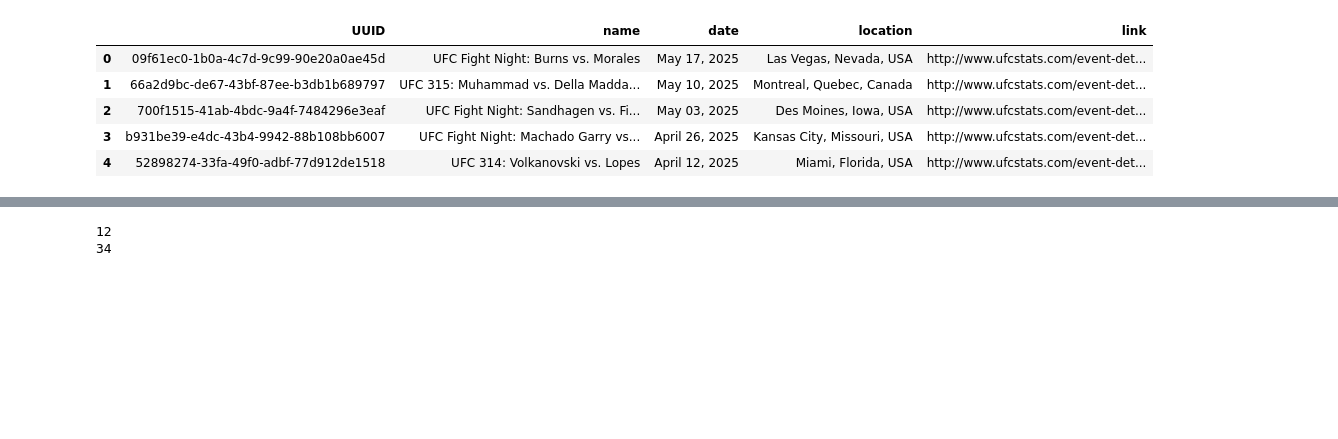
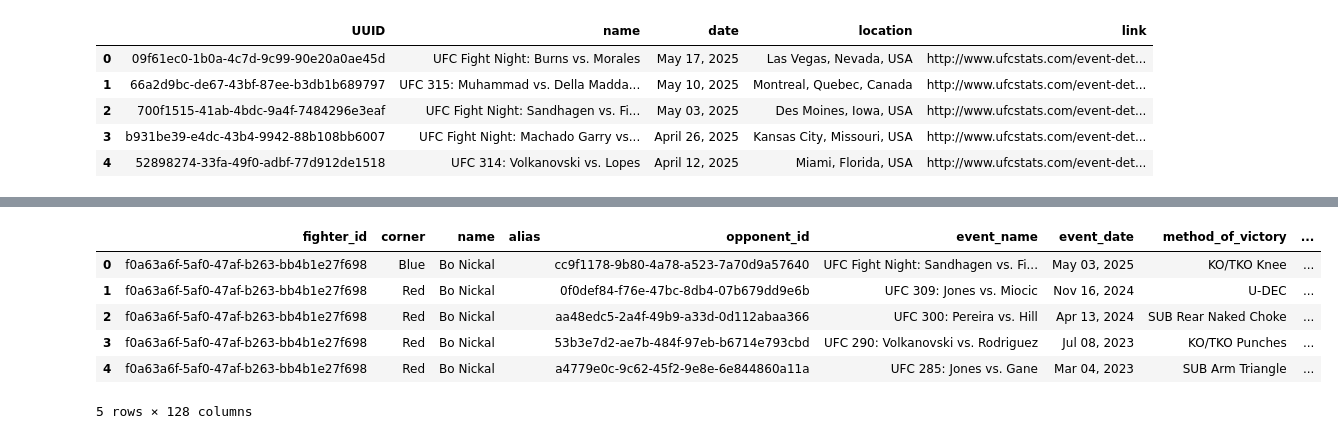
Before and after one commit to maxbraith/fullBackend, a Jupyter notebook: SeniorProjectMAIN/MaxGriffinProjectBackend/scripts/historicalInjection/uuidSides.ipynb, the cells around one changed output, grey strips where cells are left out. Drawn from its saved outputs; the diff is of its cells as text; code cells hidden in the pictures; blank space fills up the shorter version.

Commit message:
stat scrape

```diff
--- a/SeniorProjectMAIN/MaxGriffinProjectBackend/scripts/historicalInjection/uuidSides.ipynb
+++ b/SeniorProjectMAIN/MaxGriffinProjectBackend/scripts/historicalInjection/uuidSides.ipynb
@@ -25,3 +25,36 @@ df2.head()
 | 2 | 700f1515-41ab-4bdc-9a4f-7484296e3eaf | UFC Fight Night: Sandhagen vs. Fi... | May 03, 2025 | Des Moines, Iowa, USA | http://www.ufcstats.com/event-det... |
 | 3 | b931be39-e4dc-43b4-9942-88b108bb6007 | UFC Fight Night: Machado Garry vs... | April 26, 2025 | Kansas City, Missouri, USA | http://www.ufcstats.com/event-det... |
 | 4 | 52898274-33fa-49f0-adbf-77d912de1518 | UFC 314: Volkanovski vs. Lopes | April 12, 2025 | Miami, Florida, USA | http://www.ufcstats.com/event-det... |
+# %%
+columns = [
+    'fighter_id', 'corner', 'name', 'alias', 'opponent_id', 'event_name', 'event_date', 'method_of_victory', 'winner_id',
+    'height', 'weight', 'reach', 'stance', 'dOB', 'rounds_format', 'round_end', 'time_end', 'referee', 'r1_knockdowns',
+    'r1_sig_strikes_landed', 'r1_sig_strikes_attempted', 'r1_total_strikes_landed', 'r1_total_strikes_attempted',
+    'r1_takedowns_landed', 'r1_takedowns_attempted', 'r1_subs_attempted', 'r1_reversals', 'r1_control_time',
+    'r1_head_sig_strikes_landed', 'r1_head_sig_strikes_attempted', 'r1_body_sig_strikes_landed', 'r1_body_sig_strikes_attempted',
+    'r1_leg_sig_strikes_landed', 'r1_leg_sig_strikes_attempted', 'r1_distance_sig_strikes_landed', 'r1_distance_sig_strikes_attempted',
+    'r1_clinch_sig_strikes_landed', 'r1_clinch_sig_strikes_attempted', 'r1_ground_sig_strikes_landed', 'r1_ground_sig_strikes_attempted',
+    'r2_knockdowns', 'r2_sig_strikes_landed', 'r2_sig_strikes_attempted', 'r2_total_strikes_landed', 'r2_total_strikes_attempted',
+    'r2_takedowns_landed', 'r2_takedowns_attempted', 'r2_subs_attempted', 'r2_reversals', 'r2_control_time',
+    'r2_head_sig_strikes_landed', 'r2_head_sig_strikes_attempted', 'r2_body_sig_strikes_landed', 'r2_body_sig_strikes_attempted',
+    'r2_leg_sig_strikes_landed', 'r2_leg_sig_strikes_attempted', 'r2_distance_sig_strikes_landed', 'r2_distance_sig_strikes_attempted',
+    'r2_clinch_sig_strikes_landed', 'r2_clinch_sig_strikes_attempted', 'r2_ground_sig_strikes_landed', 'r2_ground_sig_strikes_attempted',
+    'r3_knockdowns', 'r3_sig_strikes_landed', 'r3_sig_strikes_attempted', 'r3_total_strikes_landed', 'r3_total_strikes_attempted',
+    'r3_takedowns_landed', 'r3_takedowns_attempted', 'r3_subs_attempted', 'r3_reversals', 'r3_control_time',
+    'r3_head_sig_strikes_landed', 'r3_head_sig_strikes_attempted', 'r3_body_sig_strikes_landed', 'r3_body_sig_strikes_attempted',
+    'r3_leg_sig_strikes_landed', 'r3_leg_sig_strikes_attempted', 'r3_distance_sig_strikes_landed', 'r3_distance_sig_strikes_attempted',
+    'r3_clinch_sig_strikes_landed', 'r3_clinch_sig_strikes_attempted', 'r3_ground_sig_strikes_landed', 'r3_ground_sig_strikes_attempted',
+    'r4_knockdowns', 'r4_sig_strikes_landed', 'r4_sig_strikes_attempted', 'r4_total_strikes_landed', 'r4_total_strikes_attempted',
+    'r4_takedowns_landed', 'r4_takedowns_attempted', 'r4_subs_attempted', 'r4_reversals', 'r4_control_time',
+    'r4_head_sig_strikes_landed', 'r4_head_sig_strikes_attempted', 'r4_body_sig_strikes_landed', 'r4_body_sig_strikes_attempted',
+    'r4_leg_sig_strikes_landed', 'r4_leg_sig_strikes_attempted', 'r4_distance_sig_strikes_landed', 'r4_distance_sig_strikes_attempted',
+    'r4_clinch_sig_strikes_landed', 'r4_clinch_sig_strikes_attempted', 'r4_ground_sig_strikes_landed', 'r4_ground_sig_strikes_attempted',
+    'r5_knockdowns', 'r5_sig_strikes_landed', 'r5_sig_strikes_attempted', 'r5_total_strikes_landed', 'r5_total_strikes_attempted',
+    'r5_takedowns_landed', 'r5_takedowns_attempted', 'r5_subs_attempted', 'r5_reversals', 'r5_control_time',
+    'r5_head_sig_strikes_landed', 'r5_head_sig_strikes_attempted', 'r5_body_sig_strikes_landed', 'r5_body_sig_strikes_attempted',
+    'r5_leg_sig_strikes_landed', 'r5_leg_sig_strikes_attempted', 'r5_distance_sig_strikes_landed', 'r5_distance_sig_strikes_attempted',
+    'r5_clinch_sig_strikes_landed', 'r5_clinch_sig_strikes_attempted', 'r5_ground_sig_strikes_landed', 'r5_ground_sig_strikes_attempted'
+]
+
+dfCheck = pd.DataFrame(columns=columns)
+dfCheck.head()
@@ -30,7 +66,7 @@ events_UUID = df2['name'].values
 opponent_keys = df.set_index(df.columns[0])[df.columns[1]].to_dict()
 links = df['link'].values
 # %%
-url = 'http://www.ufcstats.com/fighter-details/476fe566d2df676e'
+url = 'http://www.ufcstats.com/fighter-details/35673bf5204524ee'
 fighter_id = opponent_keys[url]
 site = requests.get(url)
 soup = BeautifulSoup(site.content, 'html.parser')
@@ -83,0 +120,4 @@ print(len(events))
+# %%
+while len(fight_links)*3 != len(events):
+    events.pop(0)
+print(len(events))
@@ -206,27 +660,0 @@ print(len(stat_list))
-# %%
-for rounds in rounds_breakdown:
-    if corner == "Red":
-        pullI = 0
-    else:
-        pullI = 1
-
-    if rounds == 'Round 1':
-        rd1_stats = stat_list[0:10]
-        for i in range(len(header_list)):
-            if header_list[i] == "KD":
-                r1_knockdowns = rd1_stats[i].split(' ', 1)[pullI].lstrip().rstrip()
-            elif header_list[i] == "Sig. str.":
-                sig_str = stat_list[i].split('  ')[pullI*5].split(' of ')
-                r1_sig_strikes_landed = sig_str[0]
-                r1_sig_strikes_attempted = sig_str[1]
-            #check if this is broken
-            elif header_list[i] == "Total str.":
-                total_str = stat_list[i].split('  ')[pullI*5].split(' of ')
-                r1_total_strikes_landed = total_str[0]
-                r1_total_strikes_attempted = total_str[1]
-                print(r1_total_strikes_landed)
-                print(r1_total_strikes_attempted)
-                break
-# %% [output]
-12
-34
@@ -377,0 +661,10 @@ r5_ground_sig_strikes_attempted = None
+# %%
+dfCheck.head()
+# %% [output]
+|  | fighter_id | corner | name | alias | opponent_id | event_name | event_date | method_of_victory | ... |
+| 0 | f0a63a6f-5af0-47af-b263-bb4b1e27f698 | Blue | Bo Nickal |  | cc9f1178-9b80-4a78-a523-7a70d9a57640 | UFC Fight Night: Sandhagen vs. Fi... | May 03, 2025 | KO/TKO Knee | ... |
+| 1 | f0a63a6f-5af0-47af-b263-bb4b1e27f698 | Red | Bo Nickal |  | 0f0def84-f76e-47bc-8db4-07b679dd9e6b | UFC 309: Jones vs. Miocic | Nov 16, 2024 | U-DEC | ... |
+| 2 | f0a63a6f-5af0-47af-b263-bb4b1e27f698 | Red | Bo Nickal |  | aa48edc5-2a4f-49b9-a33d-0d112abaa366 | UFC 300: Pereira vs. Hill | Apr 13, 2024 | SUB Rear Naked Choke | ... |
+| 3 | f0a63a6f-5af0-47af-b263-bb4b1e27f698 | Red | Bo Nickal |  | 53b3e7d2-ae7b-484f-97eb-b6714e793cbd | UFC 290: Volkanovski vs. Rodriguez | Jul 08, 2023 | KO/TKO Punches | ... |
+| 4 | f0a63a6f-5af0-47af-b263-bb4b1e27f698 | Red | Bo Nickal |  | a4779e0c-9c62-45f2-9e8e-6e844860a11a | UFC 285: Jones vs. Gane | Mar 04, 2023 | SUB Arm Triangle | ... |
+5 rows × 128 columns
```
Also changed, not shown: parts of 12 cells of this notebook.
